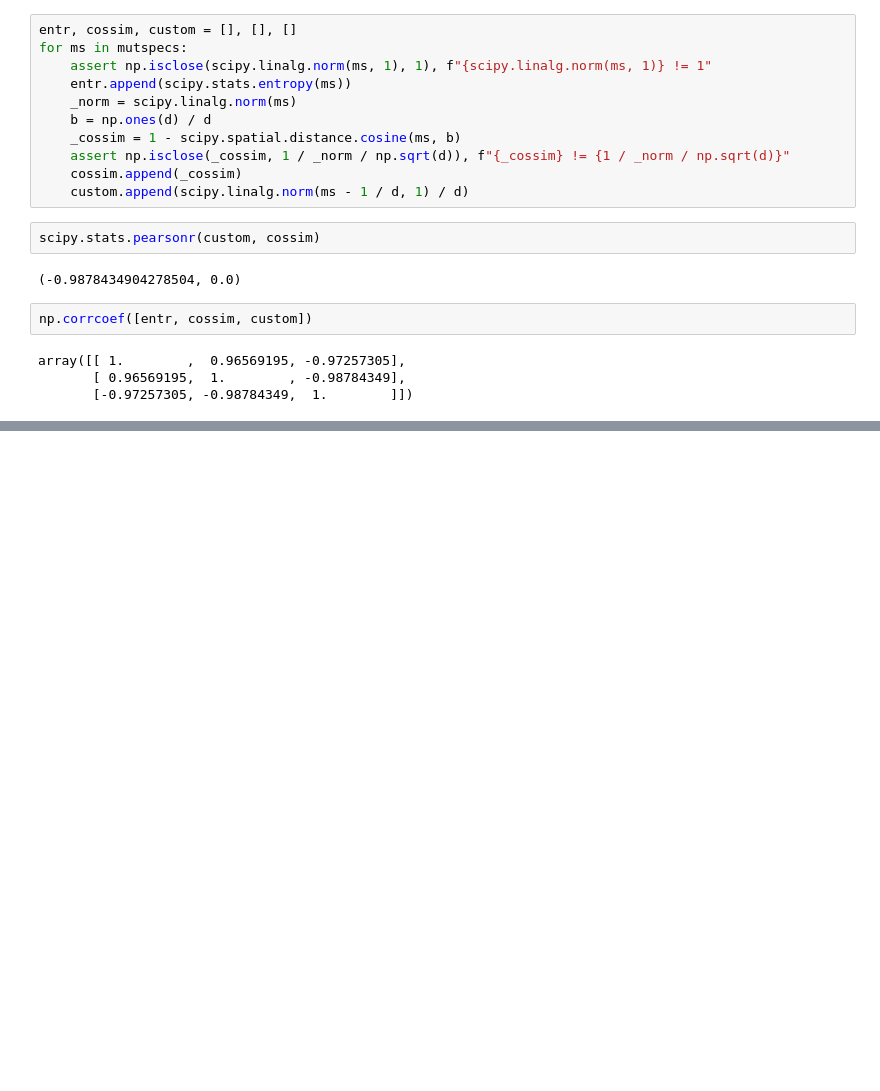
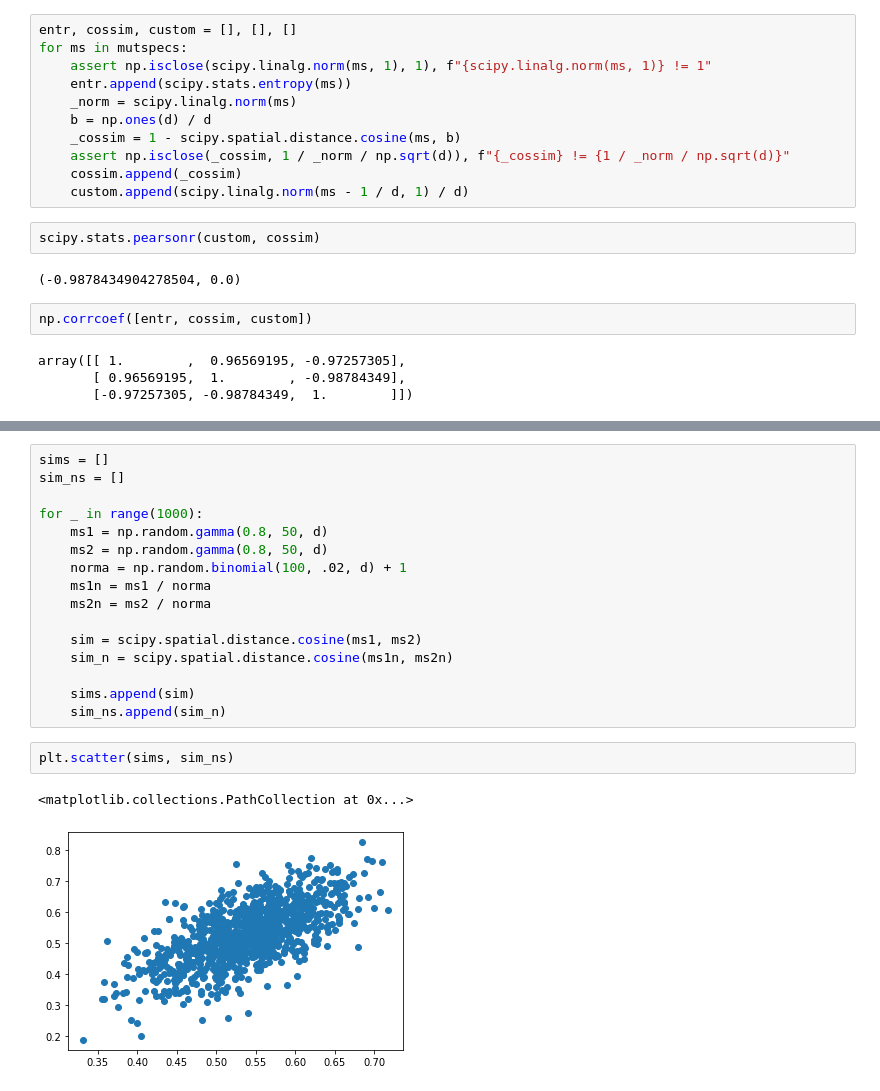
Before and after one commit to mitoclub/PyMutSpec, a Jupyter notebook: notebooks/stuff.ipynb, the cells around one changed output, grey strips where cells are left out. Drawn from its saved outputs; the diff is of its cells as text; blank space fills up the shorter version.

```diff
--- a/notebooks/stuff.ipynb
+++ b/notebooks/stuff.ipynb
@@ -102,0 +154,21 @@ array([[ 1.        ,  0.96569195, -0.97257305],
+# %%
+sims = []
+sim_ns = []
+
+for _ in range(1000):
+    ms1 = np.random.gamma(0.8, 50, d)
+    ms2 = np.random.gamma(0.8, 50, d)
+    norma = np.random.binomial(100, .02, d) + 1
+    ms1n = ms1 / norma
+    ms2n = ms2 / norma
+
+    sim = scipy.spatial.distance.cosine(ms1, ms2)
+    sim_n = scipy.spatial.distance.cosine(ms1n, ms2n)
+
+    sims.append(sim)
+    sim_ns.append(sim_n)
+# %%
+plt.scatter(sims, sim_ns)
+# %% [output]
+<matplotlib.collections.PathCollection at 0x...>
+[figure, added]
```
Also changed, not shown: parts of 3 cells of this notebook.
